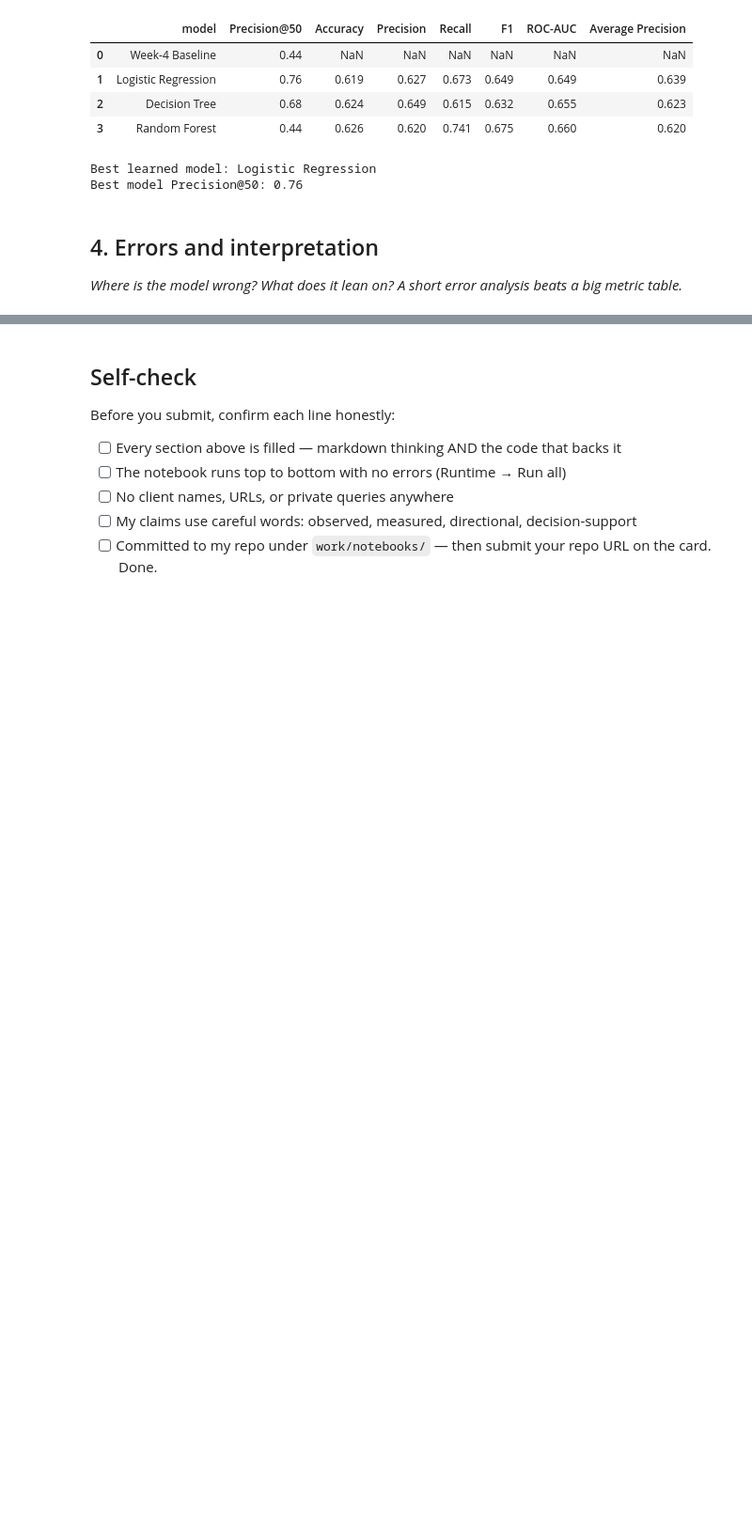
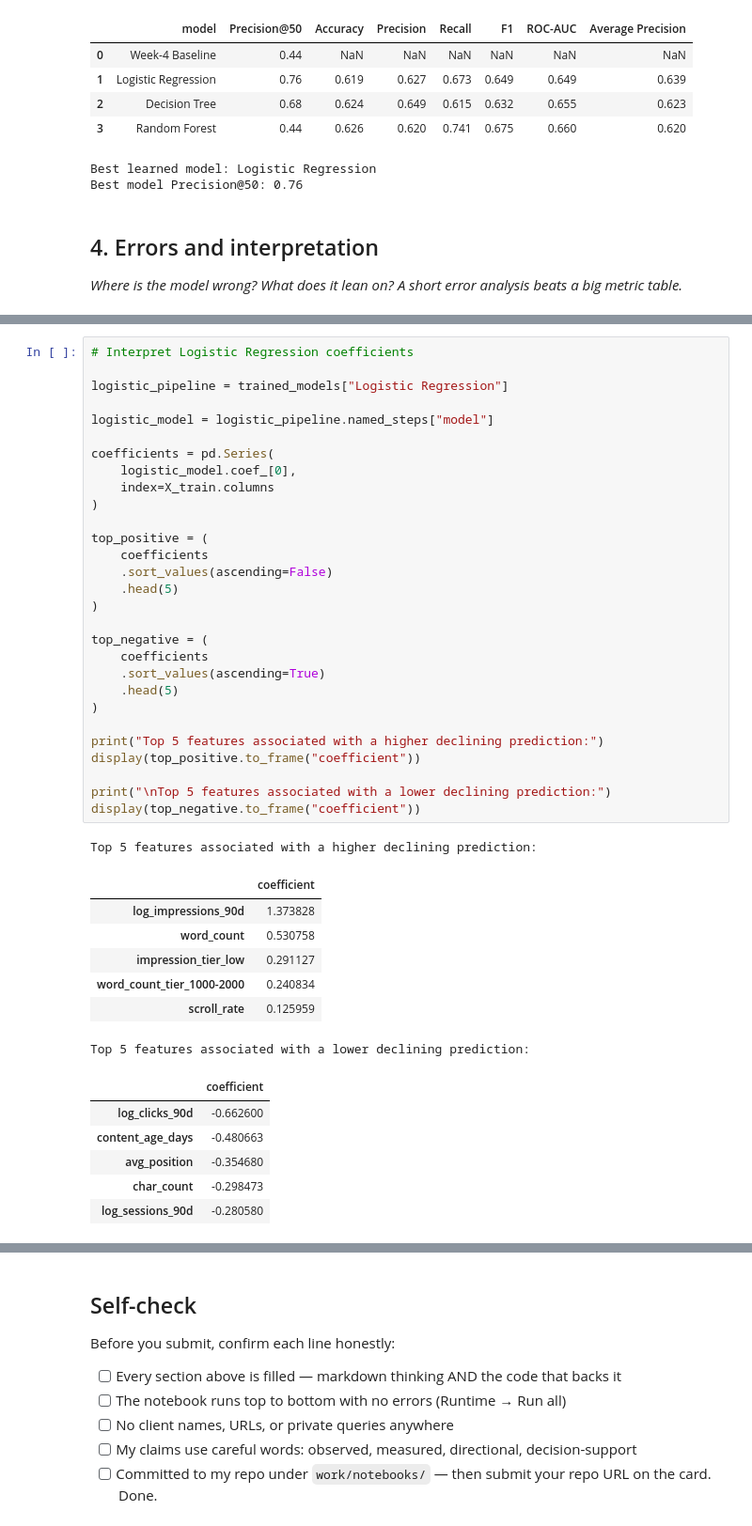
Before and after one commit to mkhlor006/Flyrank_internship_ML, a Jupyter notebook: work/notebooks/w05_model.ipynb, the cells around one changed output, grey strips where cells are left out. Shown at 94% size. Drawn from its saved outputs; the diff is of its cells as text; blank space fills up the shorter version.

```diff
--- a/work/notebooks/w05_model.ipynb
+++ b/work/notebooks/w05_model.ipynb
@@ -596,0 +678,44 @@ The error analysis is useful because a single overall metric does not show where
+# %%
+# Interpret Logistic Regression coefficients
+
+logistic_pipeline = trained_models["Logistic Regression"]
+
+logistic_model = logistic_pipeline.named_steps["model"]
+
+coefficients = pd.Series(
+    logistic_model.coef_[0],
+    index=X_train.columns
+)
+
+top_positive = (
+    coefficients
+    .sort_values(ascending=False)
+    .head(5)
+)
+
+top_negative = (
+    coefficients
+    .sort_values(ascending=True)
+    .head(5)
+)
+
+print("Top 5 features associated with a higher declining prediction:")
+display(top_positive.to_frame("coefficient"))
+
+print("\nTop 5 features associated with a lower declining prediction:")
+display(top_negative.to_frame("coefficient"))
+# %% [output]
+Top 5 features associated with a higher declining prediction:
+|  | coefficient |
+| log_impressions_90d | 1.373828 |
+| word_count | 0.530758 |
+| impression_tier_low | 0.291127 |
+| word_count_tier_1000-2000 | 0.240834 |
+| scroll_rate | 0.125959 |
+Top 5 features associated with a lower declining prediction:
+|  | coefficient |
+| log_clicks_90d | -0.662600 |
+| content_age_days | -0.480663 |
+| avg_position | -0.354680 |
+| char_count | -0.298473 |
+| log_sessions_90d | -0.280580 |
```
Also changed, not shown: parts of 10 cells of this notebook.
